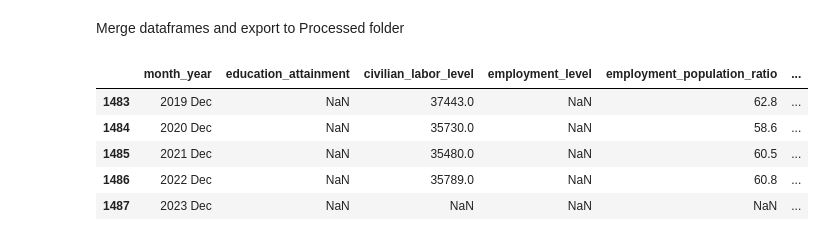
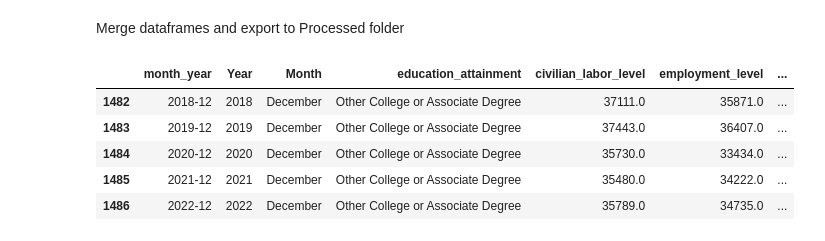
Before and after one commit to gailteh/IS428-Visual-Analytics-Project, a Jupyter notebook: Data_processing_edu.ipynb, the cells around one changed output. Drawn from its saved outputs; the diff is of its cells as text; code cells hidden in the pictures.

```diff
--- a/Data_processing_edu.ipynb
+++ b/Data_processing_edu.ipynb
@@ -165,7 +118,9 @@ for mon in month:
             edu_att_value_hs.append("High School Graduates, No College")
 
 edu_hs["month_year"] = month_year_value
-edu_hs["edu_att_value"] = edu_att_value_hs
+edu_hs["Year"] = year_value
+edu_hs["Month"] = month_value
+edu_hs["education_attainment"] = edu_att_value_hs
 
 clf_hs = pd.read_excel("Data/Education/(Seas) Civilian Labor Force Level - High School Graduates, No College, 25 yrs. & over.xlsx",header=12)
 clf_month_hs = []
@@ -177,7 +132,7 @@ emp_lvl_hs = pd.read_excel("Data/Education/(Seas) Employment Level - High School
 emp_lvl_month_hs = []
 for mon in month:
     emp_lvl_month_hs.extend(list(emp_lvl_hs[mon].values))
-edu_hs["employement_level"] = emp_lvl_month_hs
+edu_hs["employment_level"] = emp_lvl_month_hs
 
 
 emp_pop_hs = pd.read_excel("Data/Education/(Seas) Employment-Population Ratio - High School Graduates, No College, 25 yrs. & over.xlsx",header=12)
@@ -226,7 +181,9 @@ for mon in month:
             edu_att_value_lthsd.append("Less than High School Diploma")
 
 edu_lthsd["month_year"] = month_year_value
-edu_lthsd["edu_att_value"] = edu_att_value_lthsd
+edu_lthsd["Year"] = year_value
+edu_lthsd["Month"] = month_value
+edu_lthsd["education_attainment"] = edu_att_value_lthsd
 
 clf_lthsd = pd.read_excel("Data/Education/(Seas) Civilian Labor Force Level - Less than a High School Diploma, 25 yrs. & over.xlsx",header=12)
 clf_month_lthsd = []
@@ -238,7 +195,7 @@ emp_lvl_lthsd = pd.read_excel("Data/Education/(Seas) Employment Level - High Sch
 emp_lvl_month_lthsd = []
 for mon in month:
     emp_lvl_month_lthsd.extend(list(emp_lvl_lthsd[mon].values))
-edu_lthsd["employement_level"] = emp_lvl_month_lthsd
+edu_lthsd["employment_level"] = emp_lvl_month_lthsd
 
 
 emp_pop_lthsd = pd.read_excel("Data/Education/(Seas) Employment-Population Ratio - Less than a High School Diploma, 25 yrs. & over.xlsx",header=12)
@@ -287,7 +244,9 @@ for mon in month:
             edu_att_value_ad.append("Other College or Associate Degree")
 
 edu_ad["month_year"] = month_year_value
-edu_ad["edu_att_value"] = edu_att_value_ad
+edu_ad["Year"] = year_value
+edu_ad["Month"] = month_value
+edu_ad["education_attainment"] = edu_att_value_ad
 
 clf_ad = pd.read_excel("Data/Education/(Seas) Civilian Labor Force Level - Some College or Associate Degree, 25 yrs. & over.xlsx",header=12)
 clf_month_ad = []
@@ -299,7 +258,7 @@ emp_lvl_ad = pd.read_excel("Data/Education/(Seas) Employment Level - Some Colleg
 emp_lvl_month_ad = []
 for mon in month:
     emp_lvl_month_ad.extend(list(emp_lvl_ad[mon].values))
-edu_ad["employement_level"] = emp_lvl_month_ad
+edu_ad["employment_level"] = emp_lvl_month_ad
 
 
 emp_pop_ad = pd.read_excel("Data/Education/(Seas) Employment-Population Ratio - Some College or Associate Degree, 25 yrs. & over.xlsx",header=12)
@@ -341,12 +300,16 @@ edu_ad.head()
 Merge dataframes and export to Processed folder
 # %%
 edu_final = pd.concat([edu,edu_hs,edu_lthsd,edu_ad],ignore_index=True)
+edu_final = edu_final[edu_final["month_year"] != "2023-09"]
+edu_final = edu_final[edu_final["month_year"] != "2023-10"]
+edu_final = edu_final[edu_final["month_year"] != "2023-11"]
+edu_final = edu_final[edu_final["month_year"] != "2023-12"]
 edu_final.tail()
 # %% [output]
-|  | month_year | education_attainment | civilian_labor_level | employment_level | employment_population_ratio | ... |
-| 1483 | 2019 Dec | NaN | 37443.0 | NaN | 62.8 | ... |
-| 1484 | 2020 Dec | NaN | 35730.0 | NaN | 58.6 | ... |
-| 1485 | 2021 Dec | NaN | 35480.0 | NaN | 60.5 | ... |
-| 1486 | 2022 Dec | NaN | 35789.0 | NaN | 60.8 | ... |
-| 1487 | 2023 Dec | NaN | NaN | NaN | NaN | ... |
+|  | month_year | Year | Month | education_attainment | civilian_labor_level | employment_level | ... |
+| 1482 | 2018-12 | 2018 | December | Other College or Associate Degree | 37111.0 | 35871.0 | ... |
+| 1483 | 2019-12 | 2019 | December | Other College or Associate Degree | 37443.0 | 36407.0 | ... |
+| 1484 | 2020-12 | 2020 | December | Other College or Associate Degree | 35730.0 | 33434.0 | ... |
+| 1485 | 2021-12 | 2021 | December | Other College or Associate Degree | 35480.0 | 34222.0 | ... |
+| 1486 | 2022-12 | 2022 | December | Other College or Associate Degree | 35789.0 | 34735.0 | ... |
 # %%
```
Also changed, not shown: parts of 18 cells of this notebook, 1 other file.
